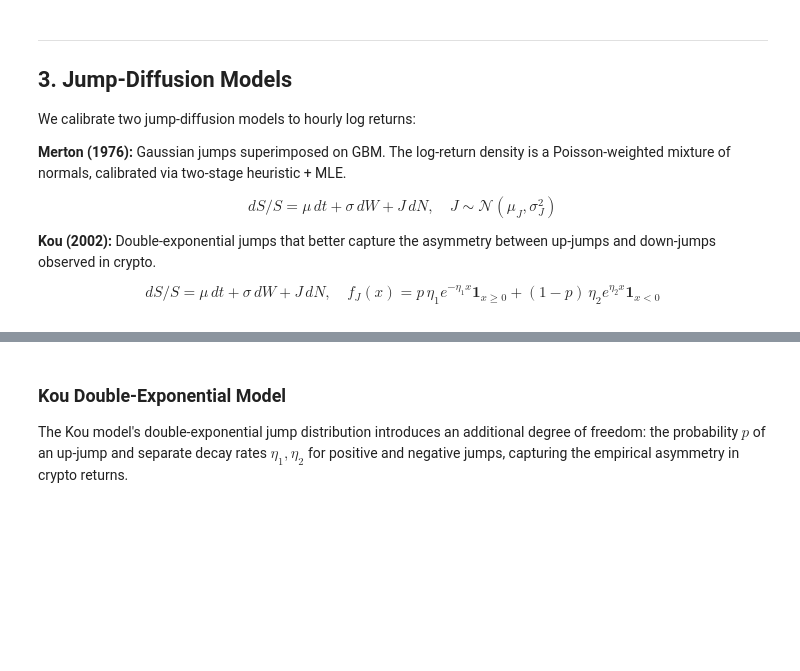
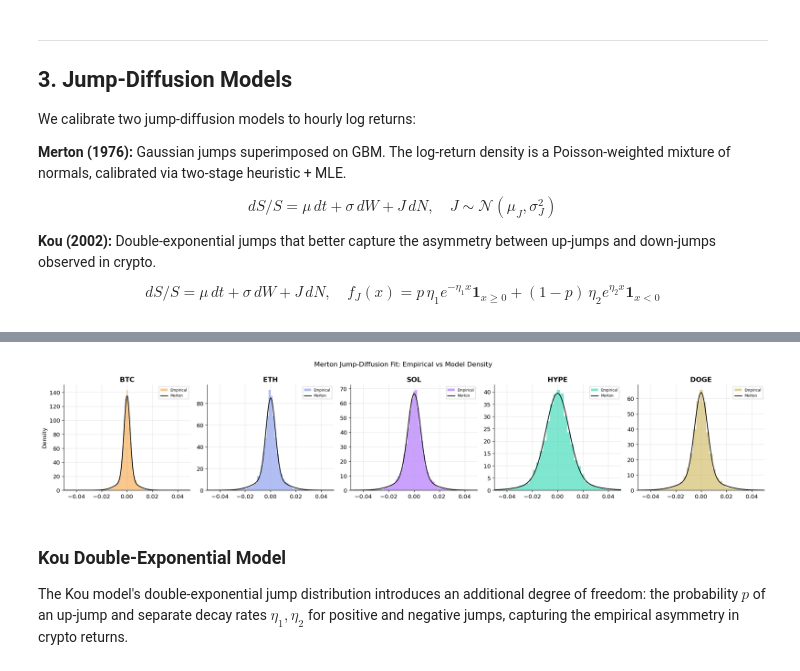
Before and after one commit to 0xknxwledge/group-m-finm33150-final, a Jupyter notebook: notebooks/final.ipynb, the cells around one changed output, grey strips where cells are left out. Cells and saved outputs as stored; diff of their text form; code cells hidden in the pictures; blank space fills up the shorter version.

Commit message:
jump models done

```diff
--- a/notebooks/final.ipynb
+++ b/notebooks/final.ipynb
@@ -389,3 +461,22 @@ except NotImplementedError:
+# %%
+# Merton density overlay: empirical histogram vs fitted density per coin
+fig, axes = plt.subplots(1, len(COINS), figsize=(4 * len(COINS), 4))
+for ax, coin in zip(axes, COINS):
+    lr = returns_dict[coin]
+    ax.hist(lr, bins=100, density=True, alpha=0.5, color=COIN_COLORS[coin], label="Empirical")
+    x_grid = np.linspace(lr.min(), lr.max(), 500)
+    log_d = merton_log_density(x_grid, merton_results[coin], dt=1.0)
+    ax.plot(x_grid, np.exp(log_d), "k-", lw=1.5, label="Merton")
+    ax.set_title(coin, fontweight="bold")
+    ax.set_xlim(-0.05, 0.05)
+    if coin == COINS[0]:
+        ax.set_ylabel("Density")
+    ax.legend(fontsize=7)
+fig.suptitle("Merton Jump-Diffusion Fit: Empirical vs Model Density", fontsize=13)
+fig.tight_layout()
+plt.show()
+# %% [output]
+[figure, added]
 # %% [markdown]
 ### Kou Double-Exponential Model
 
```
Also changed, not shown: parts of 38 cells of this notebook, 10 other files.
